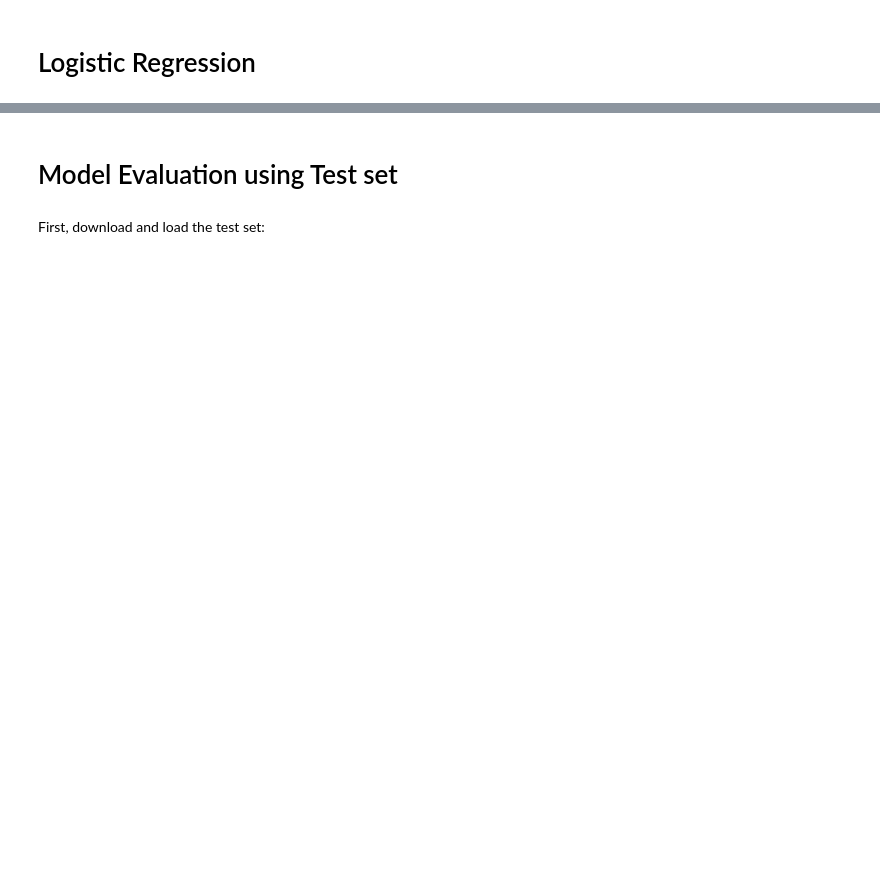
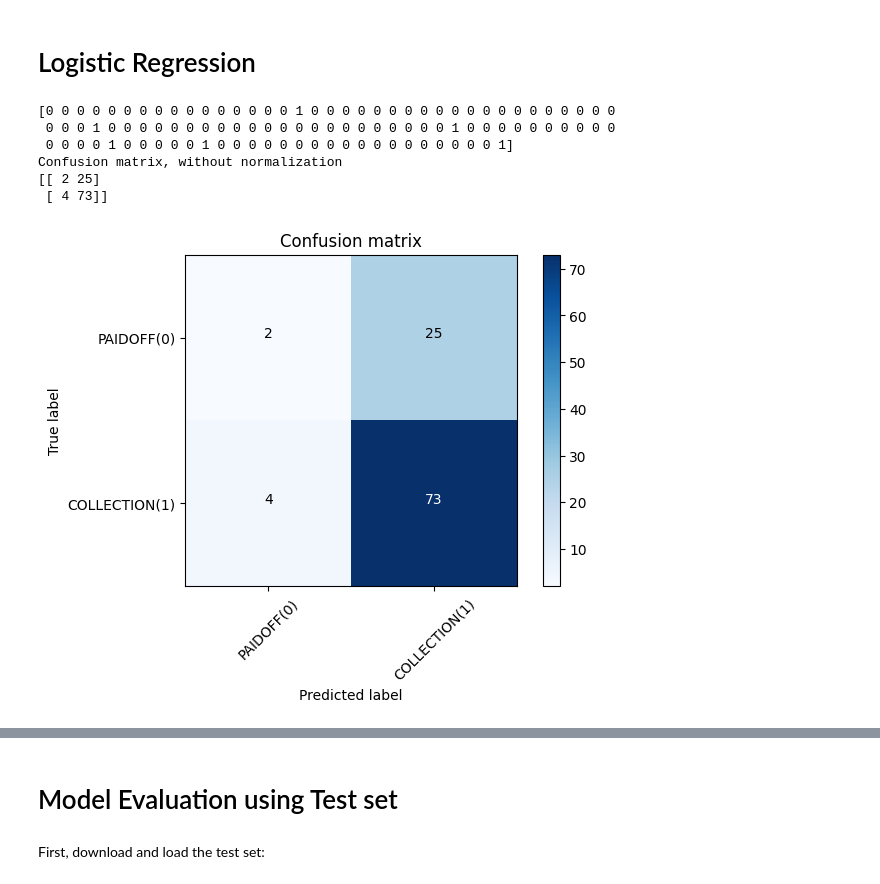
Before and after one commit to patrikfreisner/PythonDataScience, a Jupyter notebook: 13.15 - ML0101EN-Proj-Loan-py-v1.ipynb, the cells around one changed output, grey strips where cells are left out. Drawn from its saved outputs; the diff is of its cells as text; code cells hidden in the pictures; blank space fills up the shorter version.

```diff
--- a/13.15 - ML0101EN-Proj-Loan-py-v1.ipynb
+++ b/13.15 - ML0101EN-Proj-Loan-py-v1.ipynb
@@ -281,3 +286,5 @@ You should use the following algorithm:
+# %%
+trainScores={}
 # %% [markdown]
 # K Nearest Neighbor(KNN)
 
@@ -291,0 +479,33 @@ Notice: You should find the best k to build the model with the best accuracy.\
+# %%
+X_train, X_test, y_train, y_test = train_test_split(
+    X, y, test_size=0.3, random_state=4)
+
+classifier_logr = LogisticRegression(C=0.01, solver='liblinear').fit(X_train, y_train)
+yhat = classifier_logr.predict(X_test)
+
+print(yhat)
+
+yhat_prob = classifier_logr.predict_proba(X_test)
+yhat_prob
+
+trainScores['LogReg-jaccard'] = jaccard_score(y_test, yhat)
+trainScores['LogReg-f1-score'] = f1_score(y_test, yhat, average='weighted')
+# trainScores['LogReg-logLoss'] = log_loss(y_test, yhat) # NOT APPLICABLE
+
+
+# Compute confusion matrix
+cnf_matrix = confusion_matrix(y_test, yhat, labels=[1,0])
+np.set_printoptions(precision=2)
+
+
+# Plot non-normalized confusion matrix
+plt.figure()
+plot_confusion_matrix(cnf_matrix, classes=['PAIDOFF(0)','COLLECTION(1)'],normalize= False,  title='Confusion matrix')
+# %% [output]
+[0 0 0 0 0 0 0 0 0 0 0 0 0 0 0 0 1 0 0 0 0 0 0 0 0 0 0 0 0 0 0 0 0 0 0 0 0
+ 0 0 0 1 0 0 0 0 0 0 0 0 0 0 0 0 0 0 0 0 0 0 0 0 0 0 1 0 0 0 0 0 0 0 0 0 0
+ 0 0 0 0 1 0 0 0 0 0 1 0 0 0 0 0 0 0 0 0 0 0 0 0 0 0 0 0 0 1]
+Confusion matrix, without normalization
+[[ 2 25]
+ [ 4 73]]
+[figure, added]
```
Also changed, not shown: parts of 22 cells of this notebook, 3 other files.
